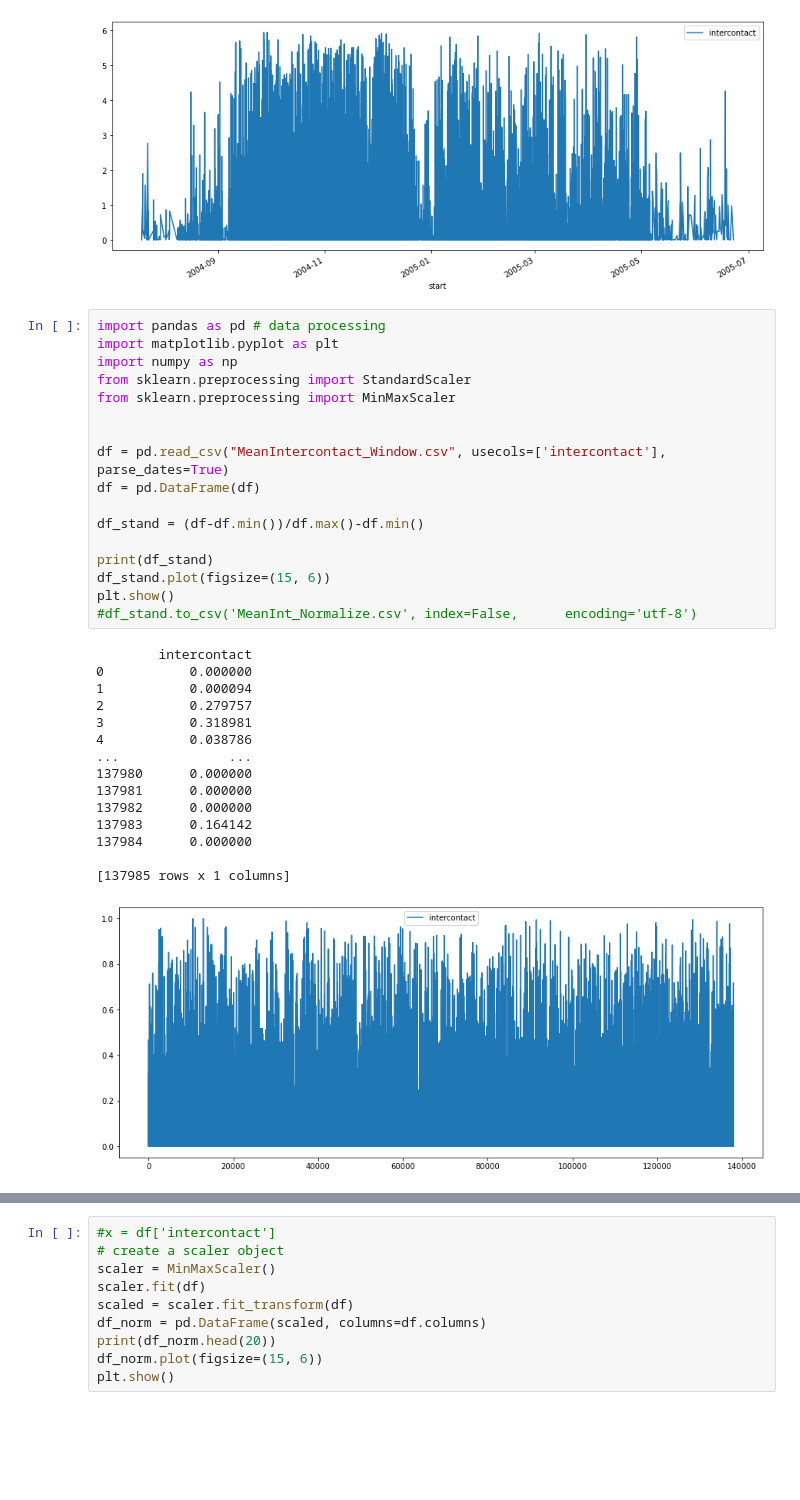
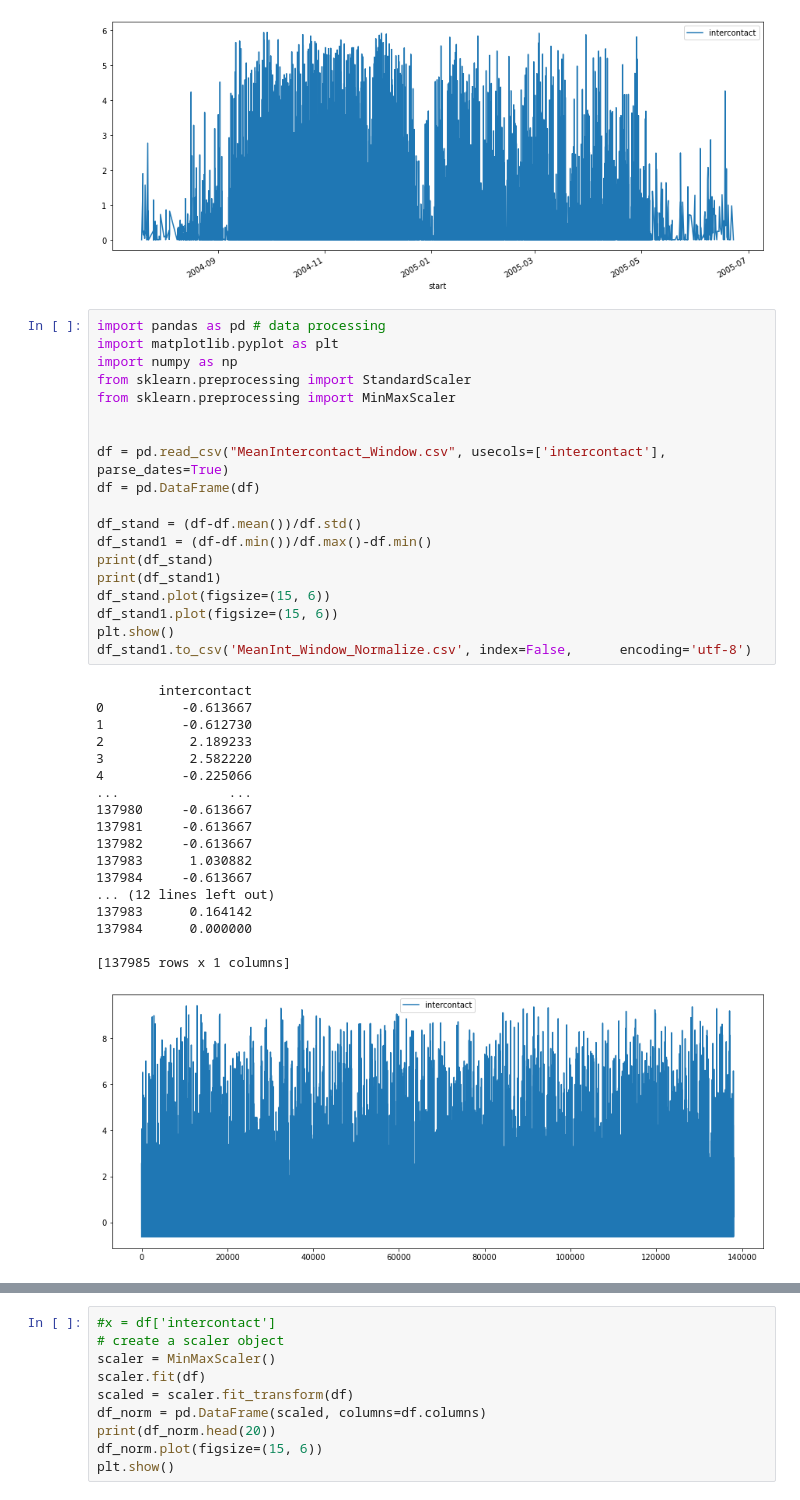
Before and after one commit to CintyaThen/learningPython, a Jupyter notebook: dataTA/TA.ipynb, the cells around one changed output, grey strips where cells are left out. Saved outputs shown, nothing was run; the diff lists cells and outputs as text; blank space fills up the shorter version.

```diff
--- a/dataTA/TA.ipynb
+++ b/dataTA/TA.ipynb
@@ -69,33 +69,38 @@ start
 # %%
 import pandas as pd # data processing
 import matplotlib.pyplot as plt
 import numpy as np
 from sklearn.preprocessing import StandardScaler
 from sklearn.preprocessing import MinMaxScaler
 
 
 df = pd.read_csv("MeanIntercontact_Window.csv", usecols=['intercontact'], parse_dates=True)
 df = pd.DataFrame(df)
 
-df_stand = (df-df.min())/df.max()-df.min()
-
+df_stand = (df-df.mean())/df.std()
+df_stand1 = (df-df.min())/df.max()-df.min()
 print(df_stand)
+print(df_stand1)
 df_stand.plot(figsize=(15, 6))
+df_stand1.plot(figsize=(15, 6))
 plt.show()
-#df_stand.to_csv('MeanInt_Normalize.csv', index=False,      encoding='utf-8')
+df_stand1.to_csv('MeanInt_Window_Normalize.csv', index=False,      encoding='utf-8')
 # %% [output]
         intercontact
-0           0.000000
-1           0.000094
-2           0.279757
-3           0.318981
-4           0.038786
+0          -0.613667
+1          -0.612730
+2           2.189233
+3           2.582220
+4          -0.225066
 ...              ...
-137980      0.000000
-137981      0.000000
-137982      0.000000
+137980     -0.613667
+137981     -0.613667
+137982     -0.613667
+137983      1.030882
+137984     -0.613667
+... (12 lines left out)
 137983      0.164142
 137984      0.000000
 
 [137985 rows x 1 columns]
-[figure, old version]
+[figure, new version]
```
Also changed, not shown: parts of 1 cell of this notebook, 3 other files.
